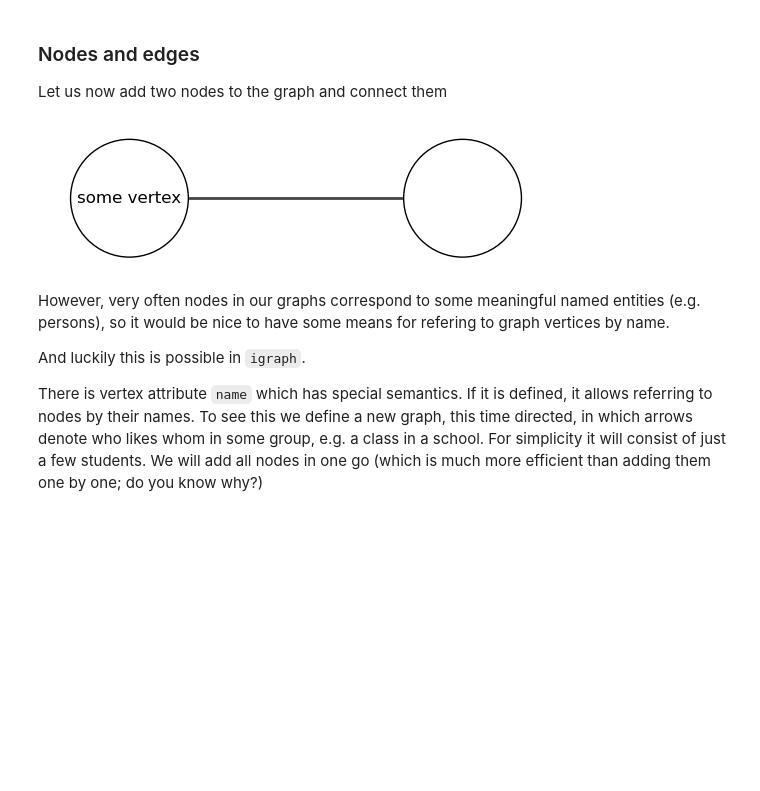
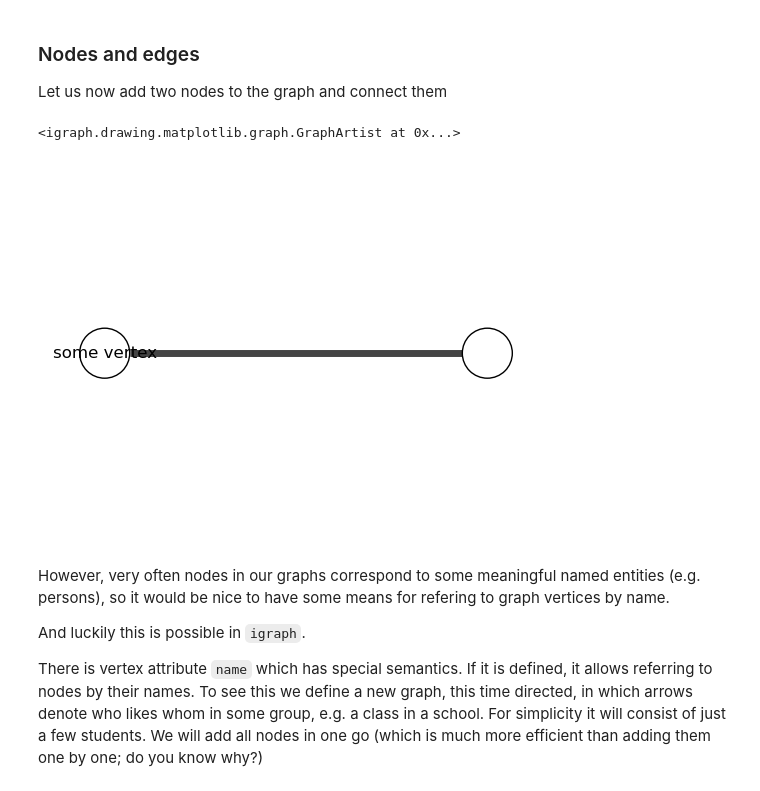
Before and after one commit to sztal/netsci-notebooks, a Jupyter notebook: networks-1.ipynb, the cells around one changed output. Drawn from its saved outputs; the diff is of its cells as text; code cells hidden in the pictures; blank space fills up the shorter version.

```diff
--- a/networks-1.ipynb
+++ b/networks-1.ipynb
@@ -28,7 +28,7 @@ import matplotlib.pyplot as plt
 # Set configuration variables
 ig.config["plotting.backend"] = "matplotlib"  # use Matplotlib as plotting backend
 ig.config["plotting.vertex_color"] = "white"
-ig.config["plotting.vertex_size"] = "0.5"
+ig.config["plotting.vertex_size"] = "50"
 # %% [markdown]
 ## Instatiation of graph objects
 
@@ -70,23 +70,25 @@ Let us now add two nodes to the graph and connect them
 # %%
 # Create an empty undirected graph
 # We create it again, to allow running this code cell
 # multiple times with the same results
 G = ig.Graph(directed=False)
 
 ## Add a single vertex
 G.add_vertex()
 ## Add a single vertex with metadata
 G.add_vertex(label="some vertex")
 
 # Vertices are added with incremental integer indices
 # So to add edge we refer to them using these numeric values
 G.add_edge(0, 1)
 
 # Plot the graph
 # We will talk about plotting later
-_ = ig.plot(G)
+# _ = ig.plot(G)
+ig.plot(G)
 # %% [output]
+<igraph.drawing.matplotlib.graph.GraphArtist at 0x...>
-[figure, old version]
+[figure, new version]
 # %% [markdown]
 However, very often nodes in our graphs correspond to some meaningful named entities (e.g. persons),
 so it would be nice to have some means for refering to graph vertices by name.
```
Also changed, not shown: parts of 27 cells of this notebook, 3 other files.
